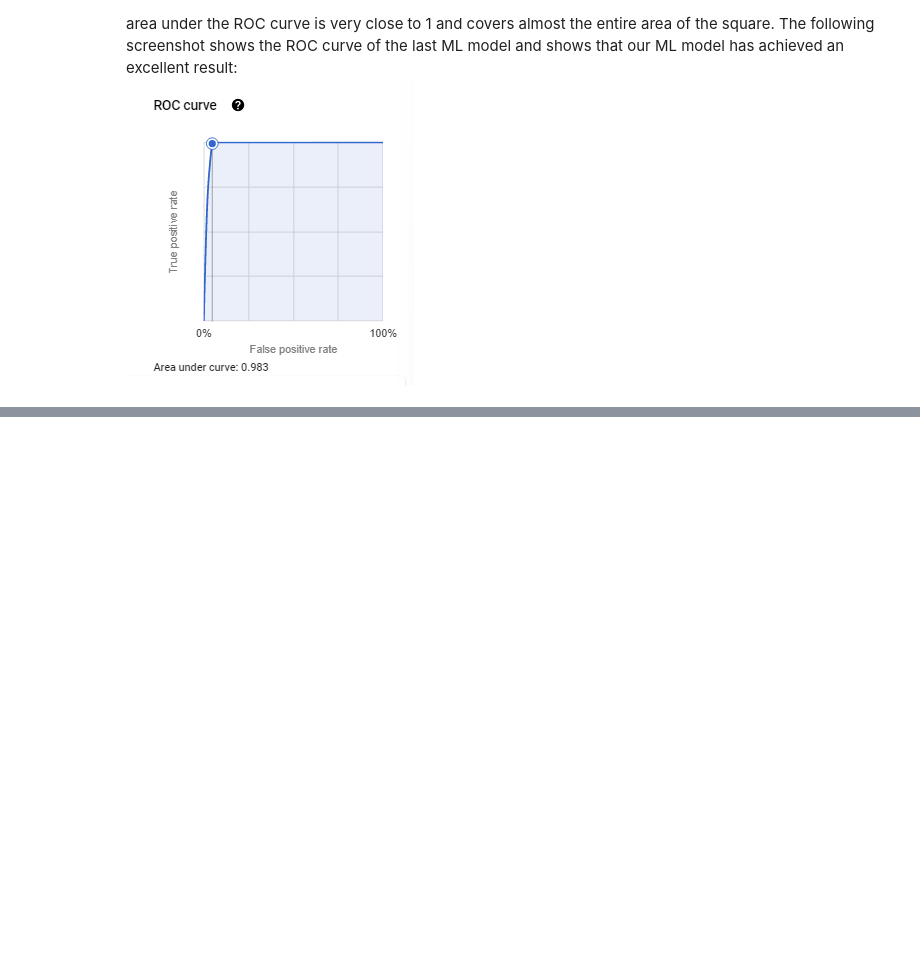
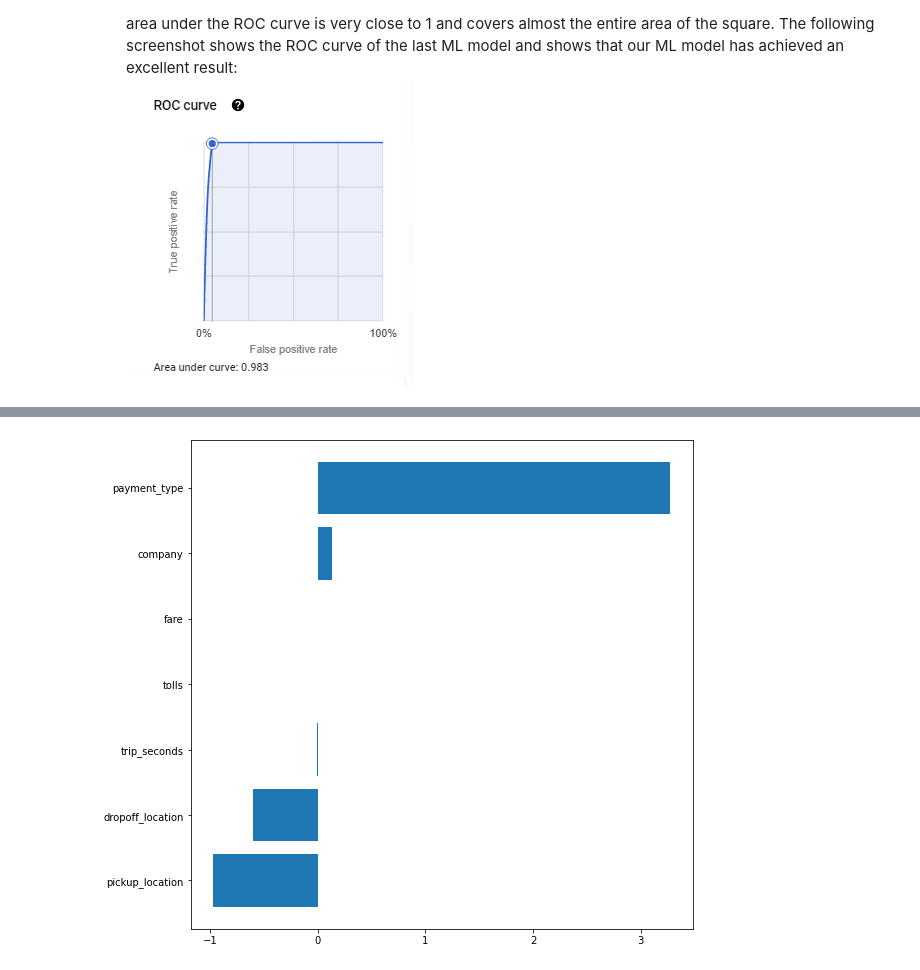
Before and after one commit to zacharyvunguyen/BigQuery-Machine-Learning-Predicting-Boolean-Values-Using-Binary-Logistic-Regression, a Jupyter notebook: 03a - BigQuery Machine Learning (BQML) - Machine Learning with SQL.ipynb, the cells around one changed output, grey strips where cells are left out. Cells and saved outputs as stored; diff of their text form; code cells hidden in the pictures; blank space fills up the shorter version.

```diff
--- a/03a - BigQuery Machine Learning (BQML) - Machine Learning with SQL.ipynb
+++ b/03a - BigQuery Machine Learning (BQML) - Machine Learning with SQL.ipynb
@@ -237,0 +362,10 @@ of the last ML model and shows that our ML model has achieved an excellent resul
+# %%
+query = f"""
+SELECT *
+FROM ML.EXPLAIN_PREDICT (MODEL `{DATANAME}.{DATANAME}_lr_v4`,(
+    SELECT *
+    FROM `{DATANAME}.{DATANAME}_prepped`
+    WHERE splits = 'TEST'), STRUCT(10 as top_k_features)
+  )
+"""
+explain = bigquery.query(query = query).to_dataframe()
@@ -237,0 +382,15 @@ of the last ML model and shows that our ML model has achieved an excellent resul
+# %%
+import matplotlib.pyplot as plt
+features = []
+scores = []
+for k in explain.iloc[2]['top_feature_attributions']:
+    features.append(k['feature'])
+    scores.append(k['attribution'])
+features = [x for _, x in sorted(zip(scores, features))]
+scores = sorted(scores)
+fig, ax = plt.subplots()
+fig.set_size_inches(9, 9)
+ax.barh(features, scores)
+fig.show()
+# %% [output]
+[figure, added]
```
Also changed, not shown: parts of 29 cells of this notebook.
